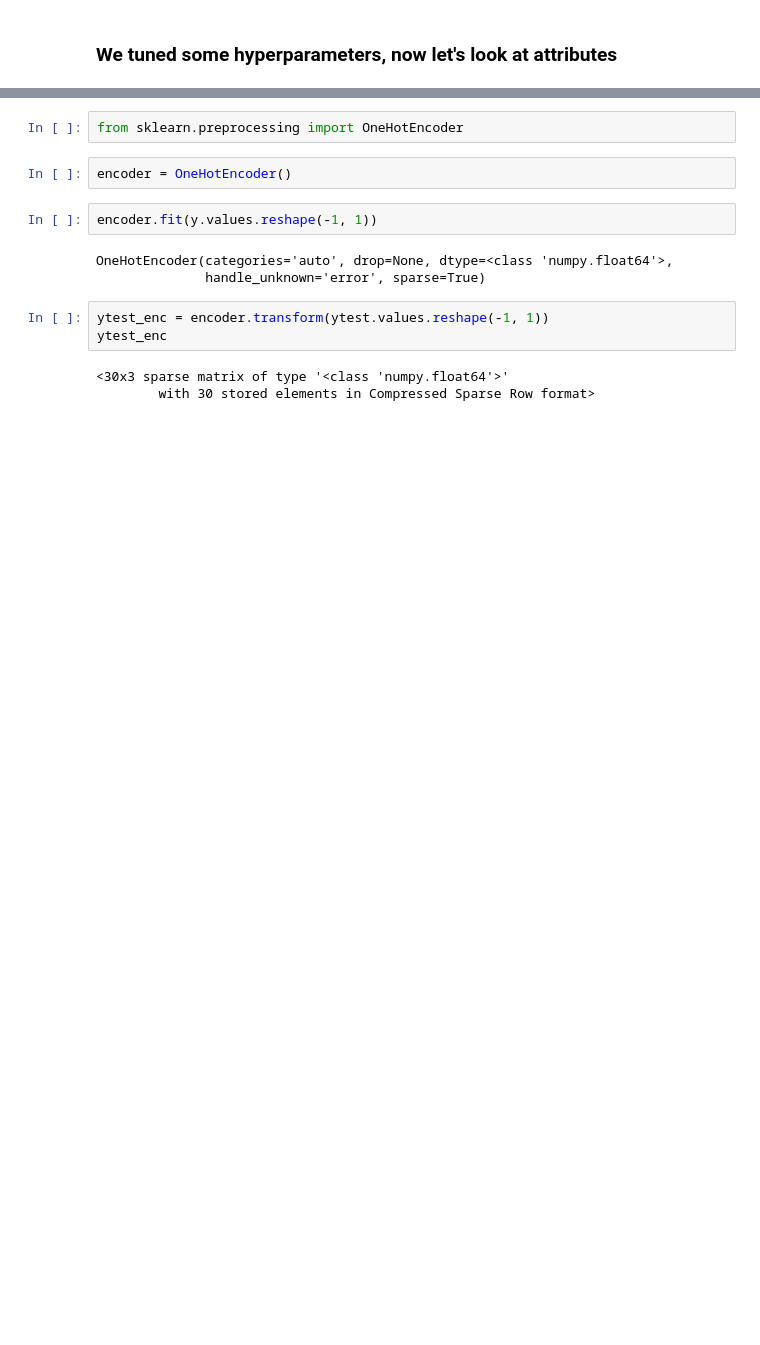
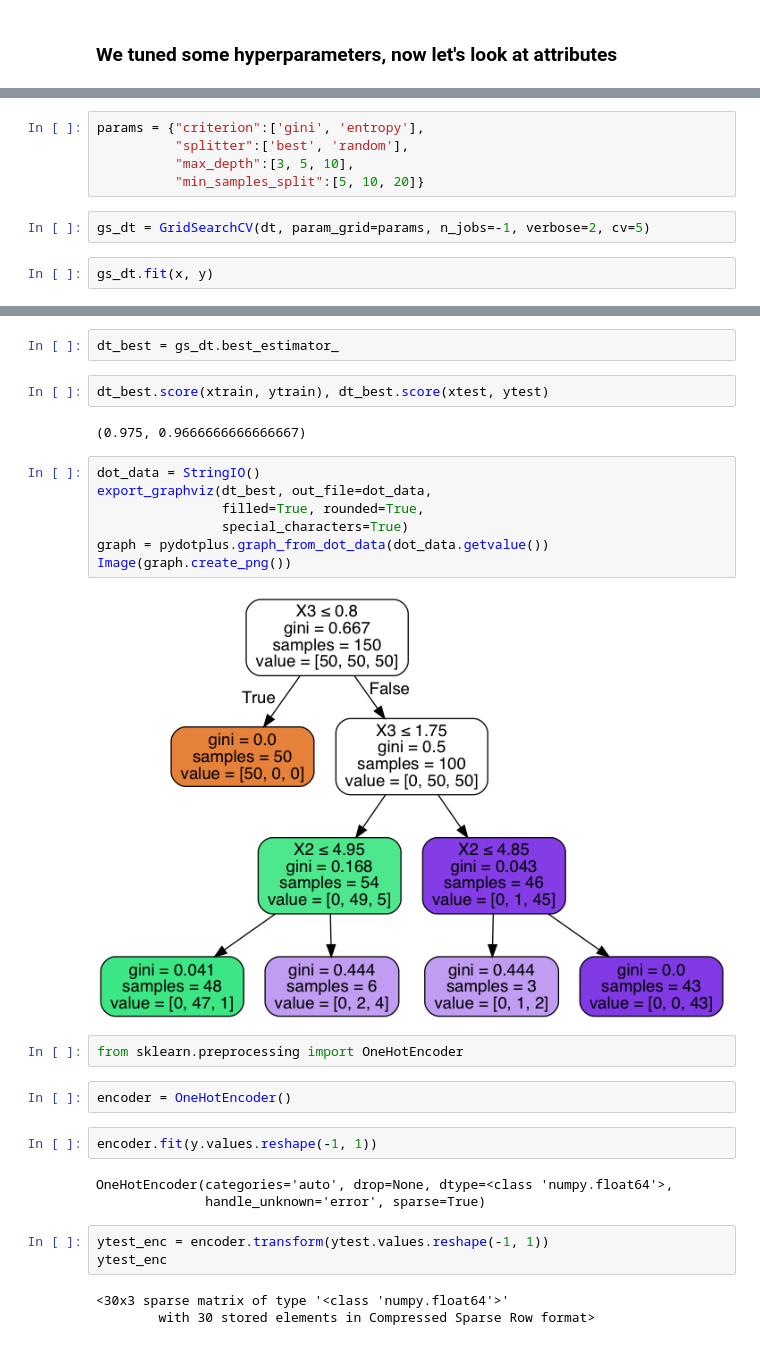
Before and after one commit to erdosn/cv2-mod5-sec34-decision-trees-lesson, a Jupyter notebook: lesson-plan.ipynb, the cells around one changed output, grey strips where cells are left out. Drawn from its saved outputs; the diff is of its cells as text; blank space fills up the shorter version.

```diff
--- a/lesson-plan.ipynb
+++ b/lesson-plan.ipynb
@@ -269,0 +347,9 @@ plt.show()
+# %%
+params = {"criterion":['gini', 'entropy'],
+          "splitter":['best', 'random'],
+          "max_depth":[3, 5, 10],
+          "min_samples_split":[5, 10, 20]}
+# %%
+gs_dt = GridSearchCV(dt, param_grid=params, n_jobs=-1, verbose=2, cv=5)
+# %%
+gs_dt.fit(x, y)
@@ -270,3 +381,18 @@ plt.show()
+# %%
+dt_best = gs_dt.best_estimator_
+# %%
+dt_best.score(xtrain, ytrain), dt_best.score(xtest, ytest)
+# %% [output]
+(0.975, 0.9666666666666667)
+# %%
+dot_data = StringIO()
+export_graphviz(dt_best, out_file=dot_data,
+                filled=True, rounded=True,
+                special_characters=True)
+graph = pydotplus.graph_from_dot_data(dot_data.getvalue())
+Image(graph.create_png())
+# %% [output]
+[figure, added]
 # %%
 from sklearn.preprocessing import OneHotEncoder
 # %%
```
Also changed, not shown: parts of 24 cells of this notebook, 8 other files.
